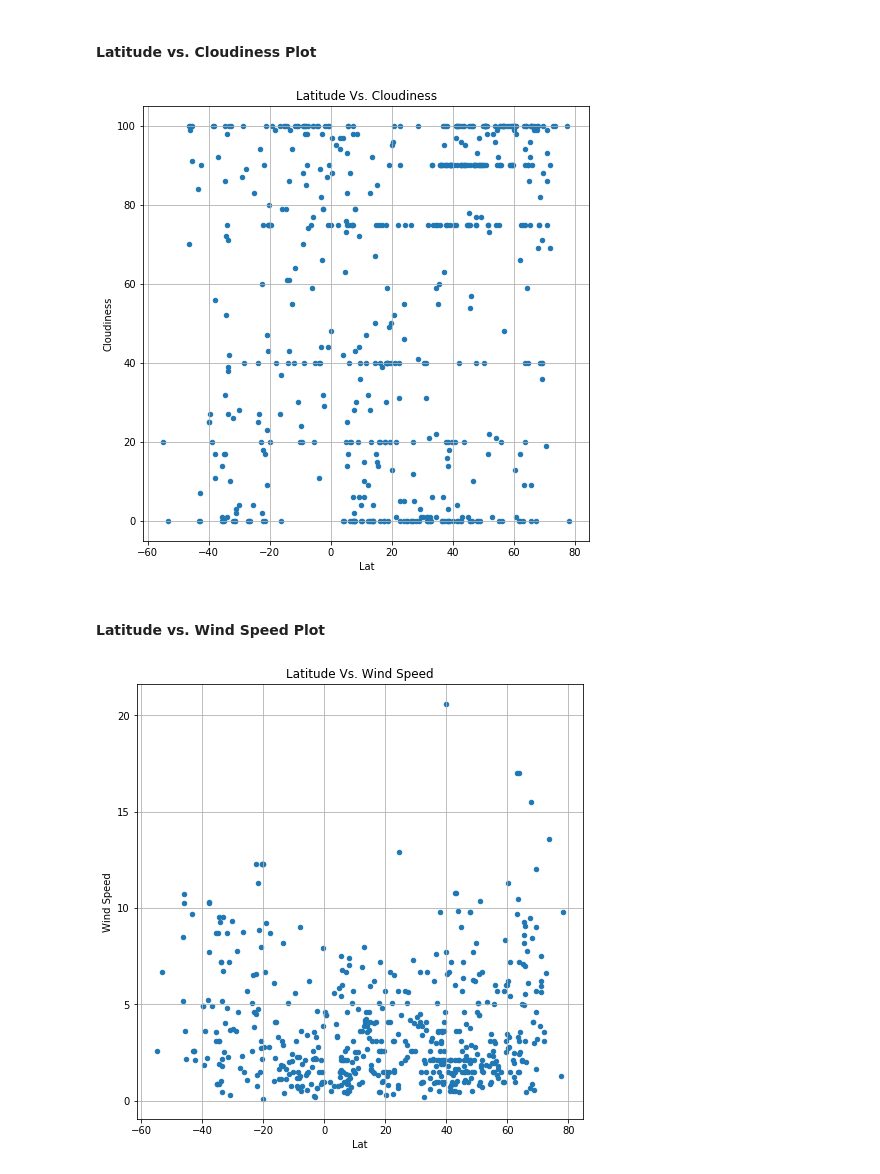
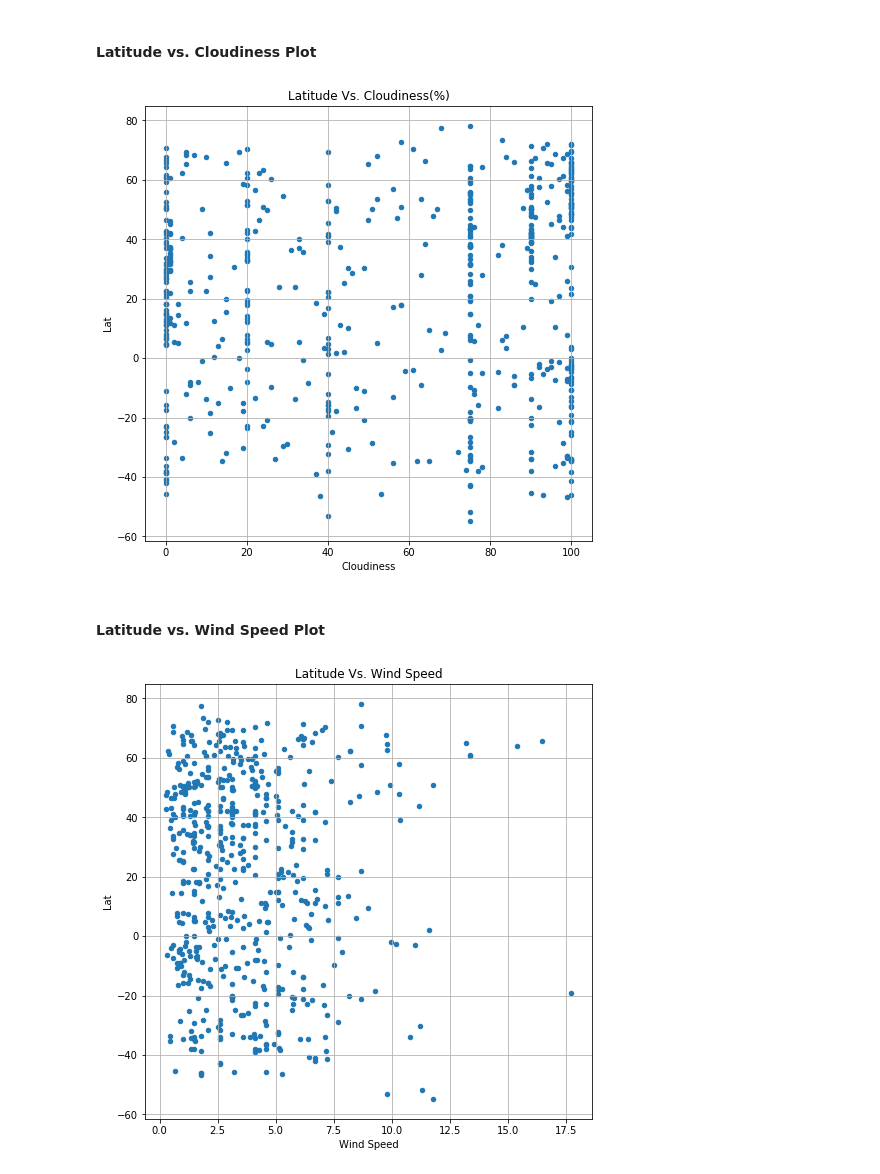
Before and after one commit to boshen119/python-api-challenge, a Jupyter notebook: WeatherPy.ipynb, the cells around one changed output. Saved outputs shown, nothing was run; the diff lists cells and outputs as text; code cells hidden in the pictures.

Commit message:
redid API and graphs

```diff
--- a/WeatherPy.ipynb
+++ b/WeatherPy.ipynb
@@ -174,17 +181,21 @@ plt.show()
 #### Latitude vs. Cloudiness Plot
 # %%
 # Create a scatter plot which compares Latitude to Cloudiness
-weather_df.plot(kind="scatter", x="Lat", y="Cloudiness", grid=True, figsize=(8,8),
-                      title="Latitude Vs. Cloudiness")
+weather_df.plot(kind="scatter", x="Cloudiness", y="Lat", grid=True, figsize=(8,8),
+                      title="Latitude Vs. Cloudiness(%)")
+plt.savefig("./Plots/Cloudiness_vs_Lat_Scatter.png")
 plt.show()
 # %% [output]
-[figure, old version]
+[figure, new version]
 # %% [markdown]
 #### Latitude vs. Wind Speed Plot
 # %%
 # Create a scatter plot which compares Latitude to Wind Speed
-weather_df.plot(kind="scatter", x="Lat", y="Wind Speed", grid=True, figsize=(8,8),
+weather_df.plot(kind="scatter", x="Wind Speed", y="Lat", grid=True, figsize=(8,8),
                       title="Latitude Vs. Wind Speed")
+plt.savefig("./Plots/WindSpeed_vs_Lat_Scatter.png")
 plt.show()
+
+#  I guess this is showing that the wind is coming from the West and headed East.
 # %% [output]
-[figure, old version]
+[figure, new version]
```
Also changed, not shown: parts of 7 cells of this notebook, 5 other files.
